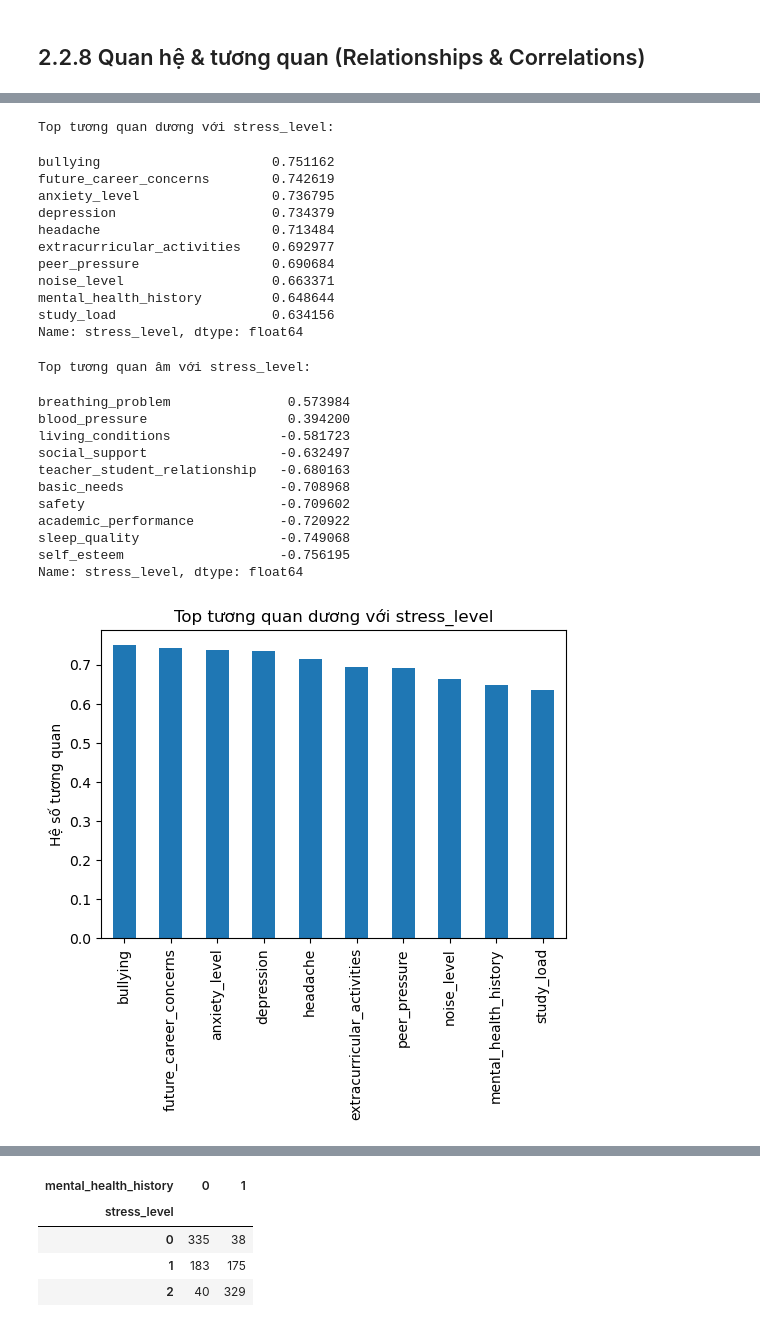
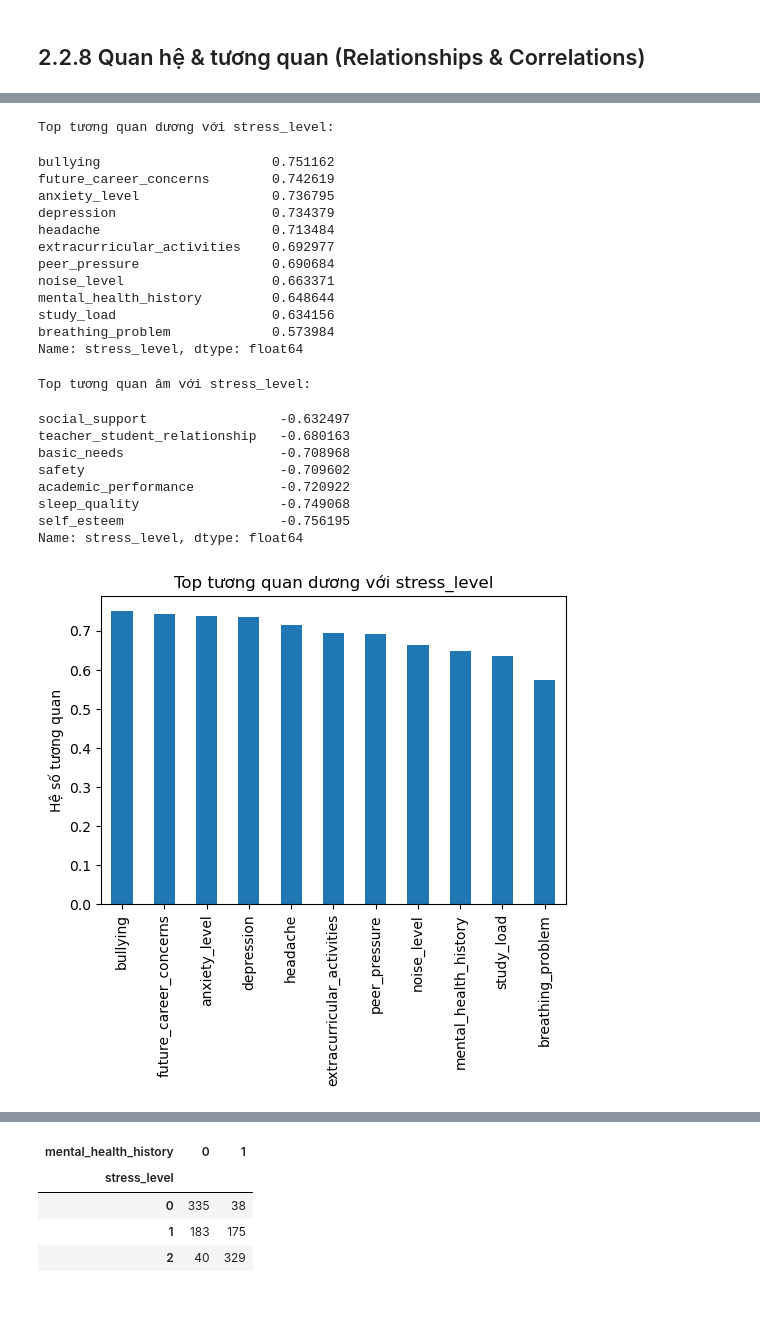
Before and after one commit to MDuy-3107/P4DS_Student-Stress-Monitoring, a Jupyter notebook: report.ipynb, the cells around one changed output, grey strips where cells are left out. Saved outputs shown, nothing was run; the diff lists cells and outputs as text; code cells hidden in the pictures.

Commit message:
drop blood_pressure

```diff
--- a/report.ipynb
+++ b/report.ipynb
@@ -170,0 +151,3 @@ Tóm lại, bộ dữ liệu này vừa đáp ứng đầy đủ **yêu cầu v
+# %%
+# Xóa đi cột "blood pressure" vì nó không có ý nghĩa trong việc dự đoán mức độ căng thẳng
+df = df.drop(columns=["blood_pressure"])
@@ -637,8 +639,9 @@ plt.show()
 # %%
 # Top các biến tương quan dương và âm mạnh nhất với stress_level
-
-top_pos = corr_stress[1:11]
-top_neg = corr_stress[-10:]
+# lấy các giá trị dương
+top_pos = corr_stress[corr_stress > 0].iloc[1:21]
+# lấy các giá trị âm
+top_neg = corr_stress[corr_stress < 0].iloc[1:21]
 
 print("Top tương quan dương với stress_level:")
 display(top_pos)
@@ -650,34 +653,32 @@ top_pos.plot(kind="bar")
 plt.title("Top tương quan dương với stress_level")
 plt.ylabel("Hệ số tương quan")
 plt.show()
 
 top_neg.plot(kind="bar")
 plt.title("Top tương quan âm với stress_level")
 plt.ylabel("Hệ số tương quan")
 plt.show()
 # %% [output]
 Top tương quan dương với stress_level:
 bullying                      0.751162
 future_career_concerns        0.742619
 anxiety_level                 0.736795
 depression                    0.734379
 headache                      0.713484
 extracurricular_activities    0.692977
 peer_pressure                 0.690684
 noise_level                   0.663371
 mental_health_history         0.648644
 study_load                    0.634156
+breathing_problem             0.573984
 Name: stress_level, dtype: float64
 Top tương quan âm với stress_level:
-breathing_problem               0.573984
-blood_pressure                  0.394200
-living_conditions              -0.581723
 social_support                 -0.632497
 teacher_student_relationship   -0.680163
 basic_needs                    -0.708968
 safety                         -0.709602
 academic_performance           -0.720922
 sleep_quality                  -0.749068
 self_esteem                    -0.756195
 Name: stress_level, dtype: float64
-[figure, old version]
+[figure, new version]
```
Also changed, not shown: parts of 38 cells of this notebook.
